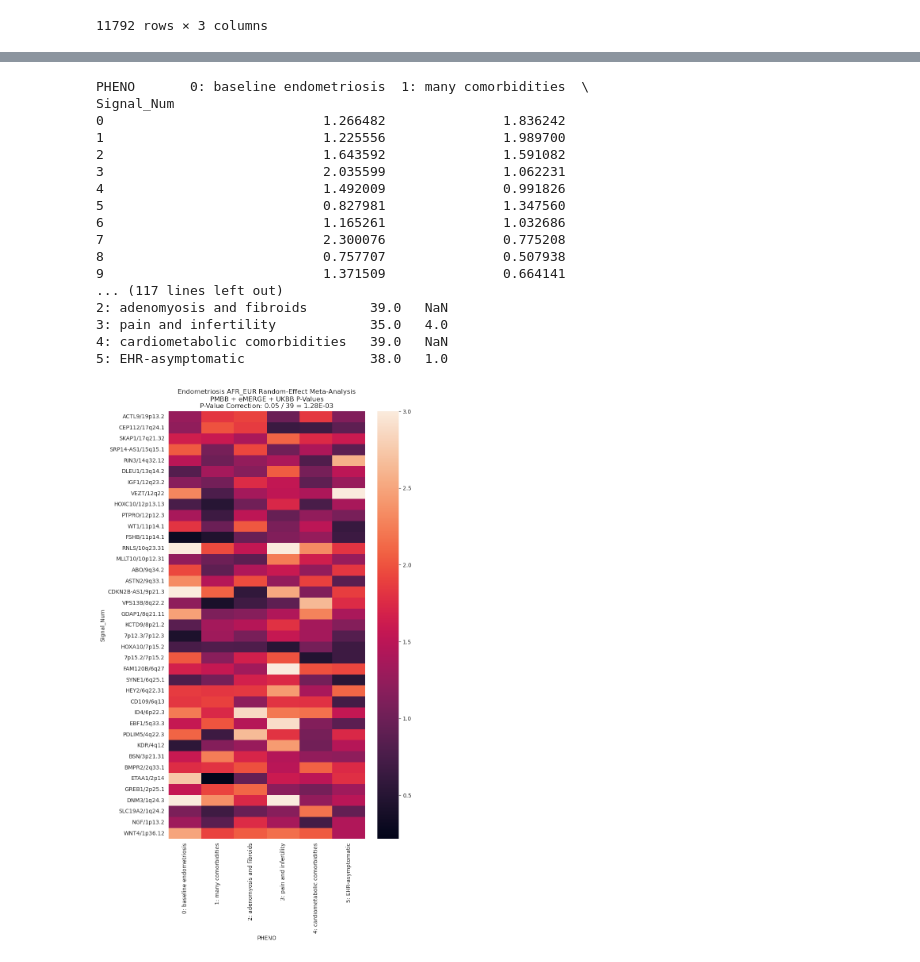
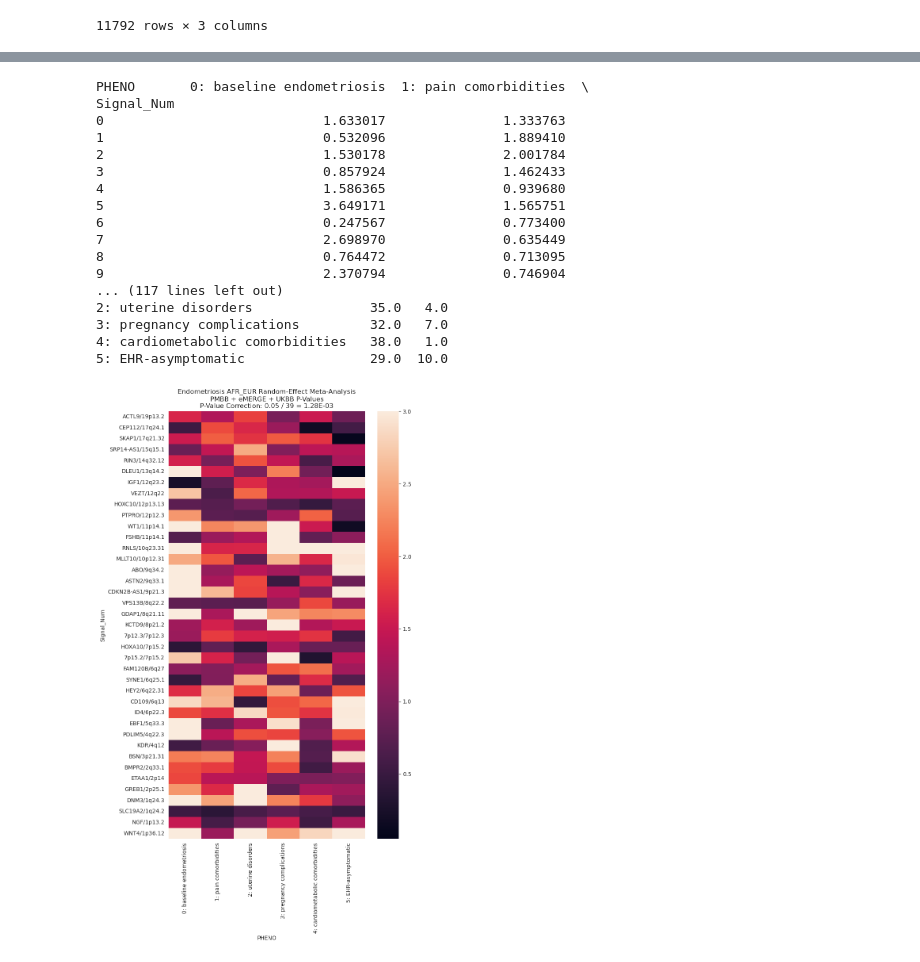
Before and after one commit to Setia-Verma-Lab/endometriosis_subtyping, a Jupyter notebook: Cluster_Heterogeneity/Test_Cluster_Heterogeneity.ipynb, the cells around one changed output, grey strips where cells are left out. Drawn from its saved outputs; the diff is of its cells as text; code cells hidden in the pictures.

Commit message:
Figure story!! Also tables

```diff
--- a/Cluster_Heterogeneity/Test_Cluster_Heterogeneity.ipynb
+++ b/Cluster_Heterogeneity/Test_Cluster_Heterogeneity.ipynb
@@ -12,6 +13,12 @@ colors = ['fuchsia',
           'darkviolet',
           'dodgerblue',
           'mediumspringgreen',
+          'g']
+
+colors = ['fuchsia',
+          'darkviolet',
+          'dodgerblue',
+          'navy',
           'g']
 
 #colors = colors[:3]
@@ -188,6 +195,13 @@ pheno_map = {'cluster_vs_controls_1': '1: many comorbidities',
              'cluster_vs_controls_4': '4: cardiometabolic comorbidities',
              'cluster_vs_controls_5': '5: EHR-asymptomatic',
              'endometriosis': '0: baseline endometriosis'}
+
+pheno_map = {'cluster_vs_controls_1': '1: pain comorbidities',
+             'cluster_vs_controls_2': '2: uterine disorders',
+             'cluster_vs_controls_3': '3: pregnancy complications',
+             'cluster_vs_controls_4': '4: cardiometabolic comorbidities',
+             'cluster_vs_controls_5': '5: EHR-asymptomatic',
+             'endometriosis': '0: baseline endometriosis'}
 # pheno_map = dict(zip(phenos, phenos))
 # %%
 os.makedirs('Plots', exist_ok=True)
@@ -440,24 +454,4 @@ Name: A1, dtype: object
 # %%
-pheno_map = {'cluster_vs_controls_0': '1: reproductive health',
-             'cluster_vs_controls_1': '2: uterine health',
-             'cluster_vs_controls_2': '3: EHR-asymptomatic',
-             'cluster_vs_controls_3': '4: cardiometabolic comorbidities',
-             'cluster_vs_controls_4': '5: indeterminate',
-             'endometriosis': '0: baseline endometriosis'}
-
-pheno_map = {'cluster_vs_controls_1': '1: lesser-known symptoms and comorbidities',
-             'cluster_vs_controls_2': '2: typical symptomatic endo presentation',
-             'cluster_vs_controls_3': '3: low symptomatic',
-             'endometriosis': '0: baseline endometriosis'}
-
-pheno_map = {'cluster_vs_controls_1': '1: many comorbidities',
-             'cluster_vs_controls_2': '2: adenomyosis and fibroids',
-             'cluster_vs_controls_3': '3: pain and infertility',
-             'cluster_vs_controls_4': '4: cardiometabolic comorbidities',
-             'cluster_vs_controls_5': '5: EHR-asymptomatic',
-             'endometriosis': '0: baseline endometriosis'}
-# pheno_map = dict(zip(phenos, phenos))
-
 plot_df = df.copy()
 
 p_thresh = 0.05 / len(rahmioglu)
@@ -489,49 +483,49 @@ fig.set_size_inches(8, 14)
 signal_num = dict(zip(plot_df['Signal'].unique(), np.arange(len(plot_df['Signal'].unique()))))
 plot_df['Signal_Num'] = [signal_num[s] for s in plot_df['Signal']]
 
 plot_df = plot_df.sort_values(by='PHENO')
 pheno_i = dict(zip(plot_df['PHENO'].unique(), np.arange(6)))
 
 tick_width = 0.2
 use_cmap = new_cmap
 
 use_colors = colors
 
 plot_df = plot_df.pivot(index='Signal_Num', columns='PHENO', values='LOGP')
 print(plot_df)
 
 
 sns.heatmap(plot_df, vmax=3)
 
 ax.set_yticks([v + 0.5 for v in list(signal_num.values())])
 ax.set_yticklabels(list(signal_num.keys()), rotation=0)
 p_thresh = 0.05 / len(rahmioglu)
 ax.set_title(f'Endometriosis {meta_group} {model_used} Meta-Analysis\nPMBB + eMERGE + UKBB P-Values\nP-Value Correction: 0.05 / {len(rahmioglu)} = {p_thresh:.2E}')
 
 
 print((plot_df > -np.log10(p_thresh)).apply(lambda x: x.value_counts(), result_type='expand').transpose())
 
 plt.savefig(f'Plots/{meta_group}_{m_u}_endo_logp_heatmap.png', bbox_inches='tight')
 plt.show()
 # %% [output]
-PHENO       0: baseline endometriosis  1: many comorbidities  \
+PHENO       0: baseline endometriosis  1: pain comorbidities  \
 Signal_Num
-0                            1.266482               1.836242
-1                            1.225556               1.989700
-2                            1.643592               1.591082
-3                            2.035599               1.062231
-4                            1.492009               0.991826
-5                            0.827981               1.347560
-6                            1.165261               1.032686
-7                            2.300076               0.775208
-8                            0.757707               0.507938
-9                            1.371509               0.664141
+0                            1.633017               1.333763
+1                            0.532096               1.889410
+2                            1.530178               2.001784
+3                            0.857924               1.462433
+4                            1.586365               0.939680
+5                            3.649171               1.565751
+6                            0.247567               0.773400
+7                            2.698970               0.635449
+8                            0.764472               0.713095
+9                            2.370794               0.746904
 ... (117 lines left out)
-2: adenomyosis and fibroids        39.0   NaN
-3: pain and infertility            35.0   4.0
-4: cardiometabolic comorbidities   39.0   NaN
-5: EHR-asymptomatic                38.0   1.0
+2: uterine disorders               35.0   4.0
+3: pregnancy complications         32.0   7.0
+4: cardiometabolic comorbidities   38.0   1.0
+5: EHR-asymptomatic                29.0  10.0
-[figure, old version]
+[figure, new version]
 # %%
 plot_df = df.copy()
 
```
Also changed, not shown: parts of 11 cells of this notebook, 16 other files.
